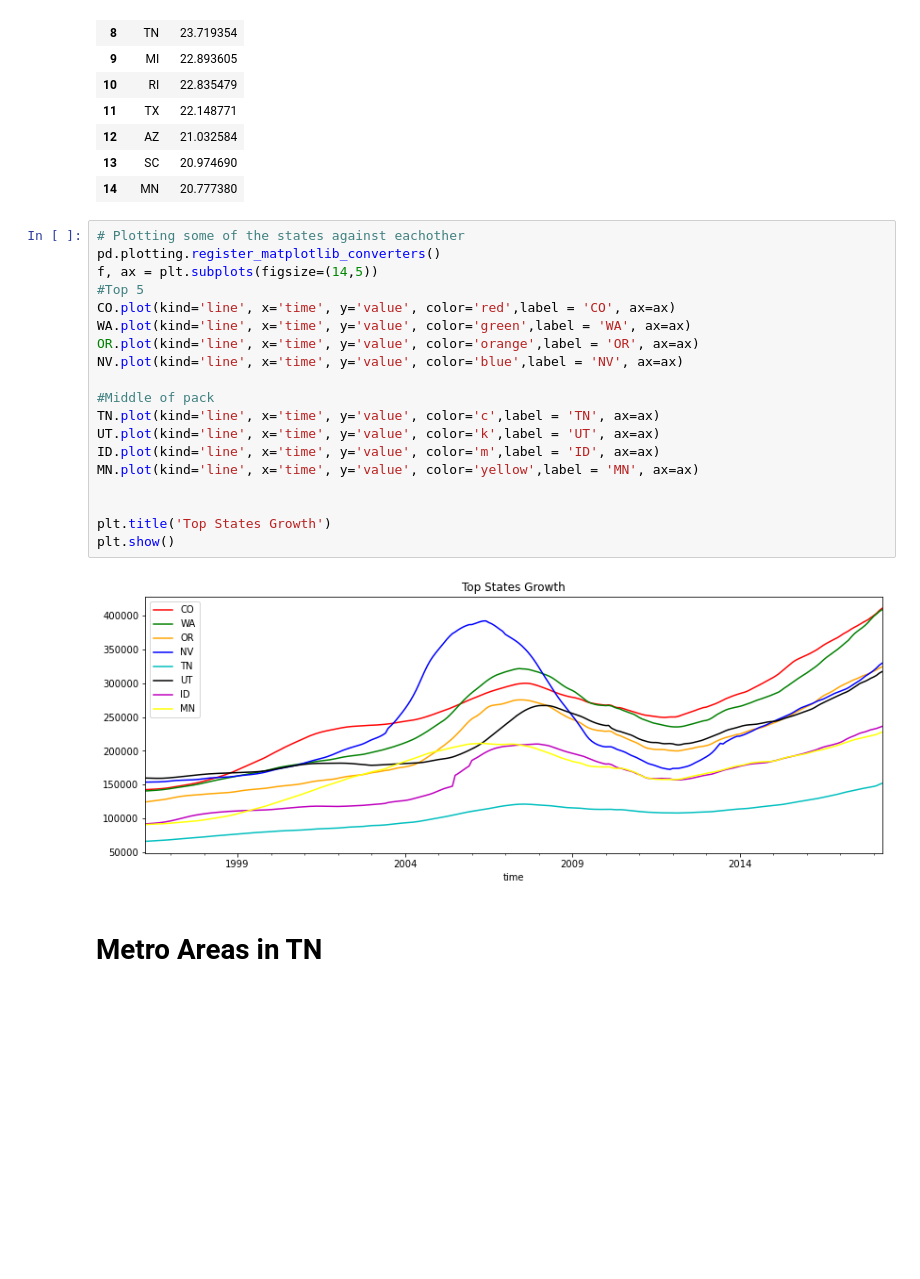
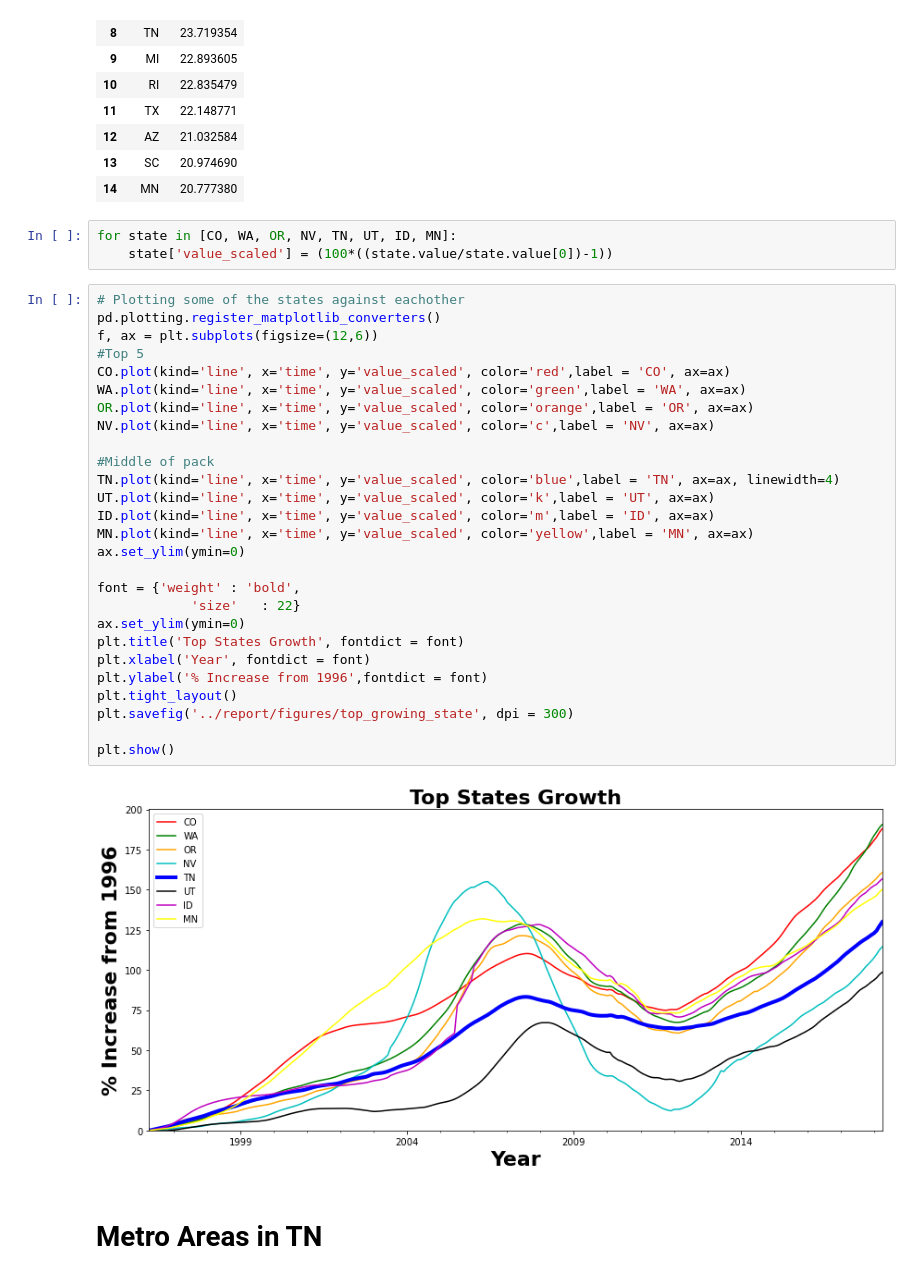
Before and after one commit to howen7/Time-series-zillow, a Jupyter notebook: notebooks/exploratory/EDA.ipynb, the cells around one changed output. Saved outputs shown, nothing was run; the diff lists cells and outputs as text; blank space fills up the shorter version.

Commit message:
Updates to graphs and functions used to produce models, added enviorment

```diff
--- a/notebooks/exploratory/EDA.ipynb
+++ b/notebooks/exploratory/EDA.ipynb
@@ -71,27 +71,38 @@ state_info.sort_values(by=['growth_rate'], ascending = False).reset_index(drop =
 | 12 | AZ | 21.032584 |
 | 13 | SC | 20.974690 |
 | 14 | MN | 20.777380 |
+# %%
+for state in [CO, WA, OR, NV, TN, UT, ID, MN]:
+    state['value_scaled'] = (100*((state.value/state.value[0])-1))
 # %%
 # Plotting some of the states against eachother
 pd.plotting.register_matplotlib_converters()
-f, ax = plt.subplots(figsize=(14,5))
+f, ax = plt.subplots(figsize=(12,6))
 #Top 5
-CO.plot(kind='line', x='time', y='value', color='red',label = 'CO', ax=ax)
-WA.plot(kind='line', x='time', y='value', color='green',label = 'WA', ax=ax)
-OR.plot(kind='line', x='time', y='value', color='orange',label = 'OR', ax=ax)
-NV.plot(kind='line', x='time', y='value', color='blue',label = 'NV', ax=ax)
+CO.plot(kind='line', x='time', y='value_scaled', color='red',label = 'CO', ax=ax)
+WA.plot(kind='line', x='time', y='value_scaled', color='green',label = 'WA', ax=ax)
+OR.plot(kind='line', x='time', y='value_scaled', color='orange',label = 'OR', ax=ax)
+NV.plot(kind='line', x='time', y='value_scaled', color='c',label = 'NV', ax=ax)
 
 #Middle of pack
-TN.plot(kind='line', x='time', y='value', color='c',label = 'TN', ax=ax)
-UT.plot(kind='line', x='time', y='value', color='k',label = 'UT', ax=ax)
-ID.plot(kind='line', x='time', y='value', color='m',label = 'ID', ax=ax)
-MN.plot(kind='line', x='time', y='value', color='yellow',label = 'MN', ax=ax)
+TN.plot(kind='line', x='time', y='value_scaled', color='blue',label = 'TN', ax=ax, linewidth=4)
+UT.plot(kind='line', x='time', y='value_scaled', color='k',label = 'UT', ax=ax)
+ID.plot(kind='line', x='time', y='value_scaled', color='m',label = 'ID', ax=ax)
+MN.plot(kind='line', x='time', y='value_scaled', color='yellow',label = 'MN', ax=ax)
+ax.set_ylim(ymin=0)
 
+font = {'weight' : 'bold',
+            'size'   : 22}
+ax.set_ylim(ymin=0)
+plt.title('Top States Growth', fontdict = font)
+plt.xlabel('Year', fontdict = font)
+plt.ylabel('% Increase from 1996',fontdict = font)
+plt.tight_layout()
+plt.savefig('../report/figures/top_growing_state', dpi = 300)
 
-plt.title('Top States Growth')
 plt.show()
 # %% [output]
-[figure, old version]
+[figure, new version]
 # %% [markdown]
 # Metro Areas in TN
 # %%
```
Also changed, not shown: parts of 1 cell of this notebook, 9 other files.
